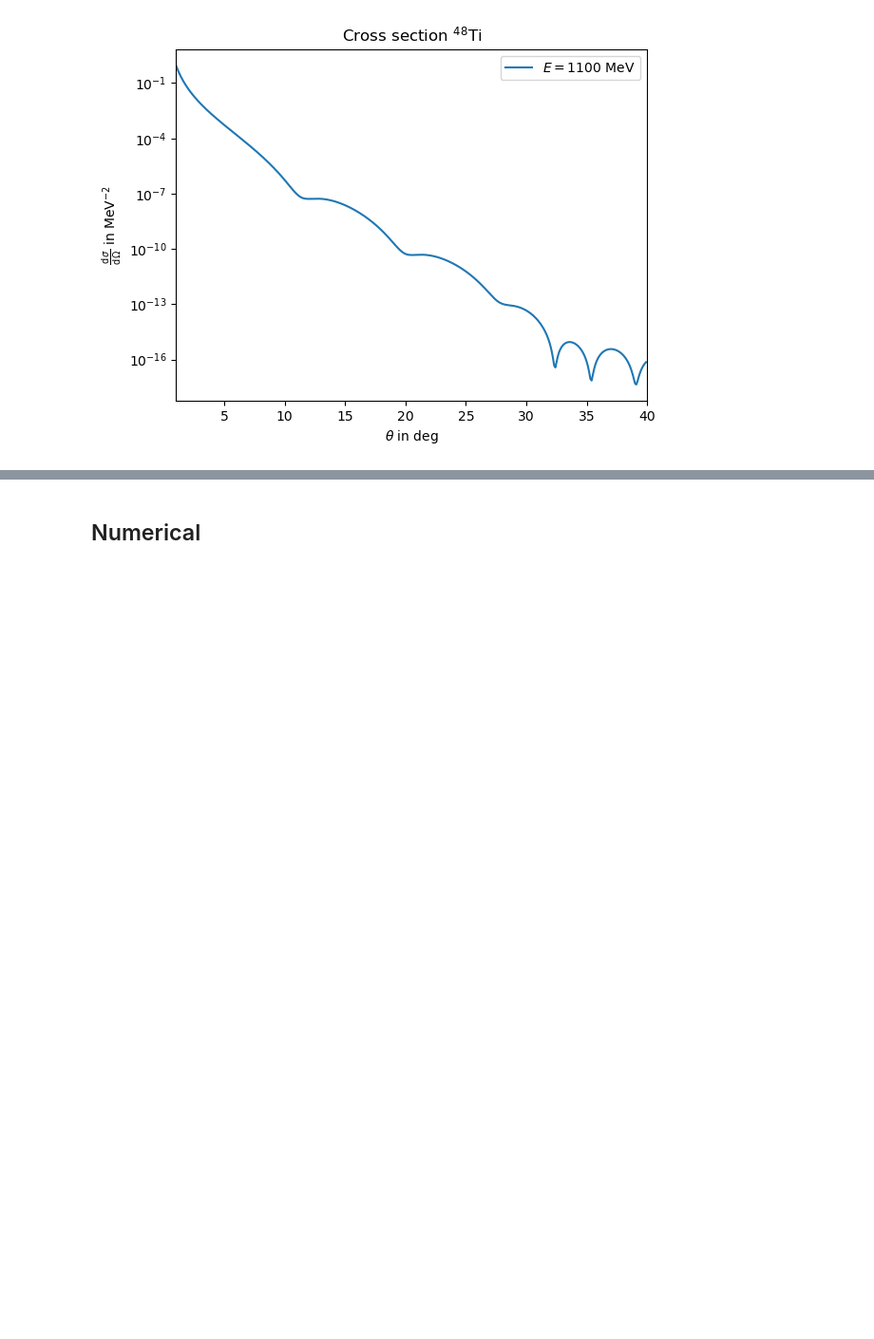
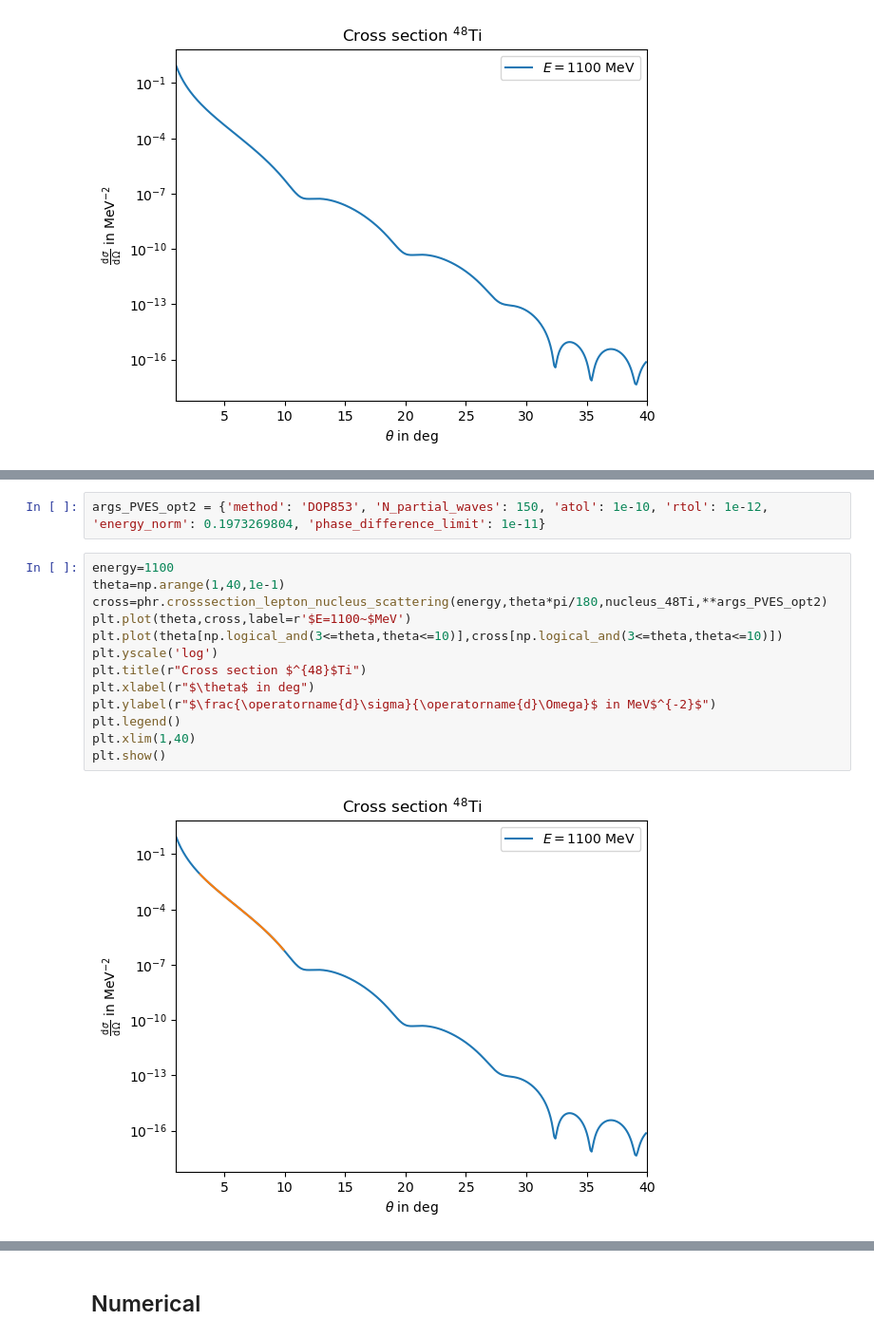
Before and after one commit to Partynumbers42/phasr, a Jupyter notebook: Example.ipynb, the cells around one changed output, grey strips where cells are left out. Shown at 95% size. Cells and saved outputs as stored; diff of their text form; blank space fills up the shorter version.

```diff
--- a/Example.ipynb
+++ b/Example.ipynb
@@ -494,0 +512,17 @@ plt.show()
+# %%
+args_PVES_opt2 = {'method': 'DOP853', 'N_partial_waves': 150, 'atol': 1e-10, 'rtol': 1e-12, 'energy_norm': 0.1973269804, 'phase_difference_limit': 1e-11}
+# %%
+energy=1100
+theta=np.arange(1,40,1e-1)
+cross=phr.crosssection_lepton_nucleus_scattering(energy,theta*pi/180,nucleus_48Ti,**args_PVES_opt2)
+plt.plot(theta,cross,label=r'$E=1100~$MeV')
+plt.plot(theta[np.logical_and(3<=theta,theta<=10)],cross[np.logical_and(3<=theta,theta<=10)])
+plt.yscale('log')
+plt.title(r"Cross section $^{48}$Ti")
+plt.xlabel(r"$\theta$ in deg")
+plt.ylabel(r"$\frac{\operatorname{d}\sigma}{\operatorname{d}\Omega}$ in MeV$^{-2}$")
+plt.legend()
+plt.xlim(1,40)
+plt.show()
+# %% [output]
+[figure, added]
```
Also changed, not shown: parts of 12 cells of this notebook.
